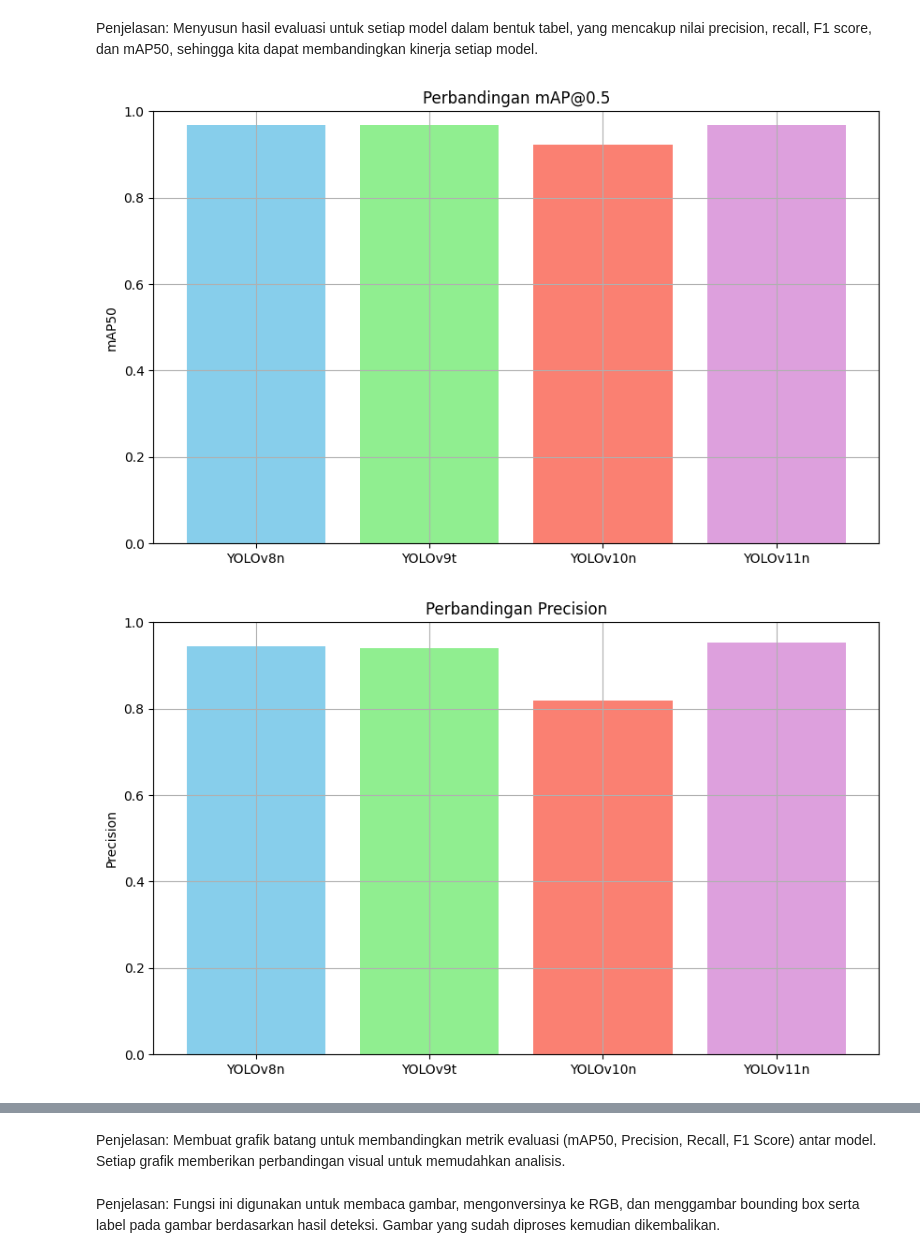
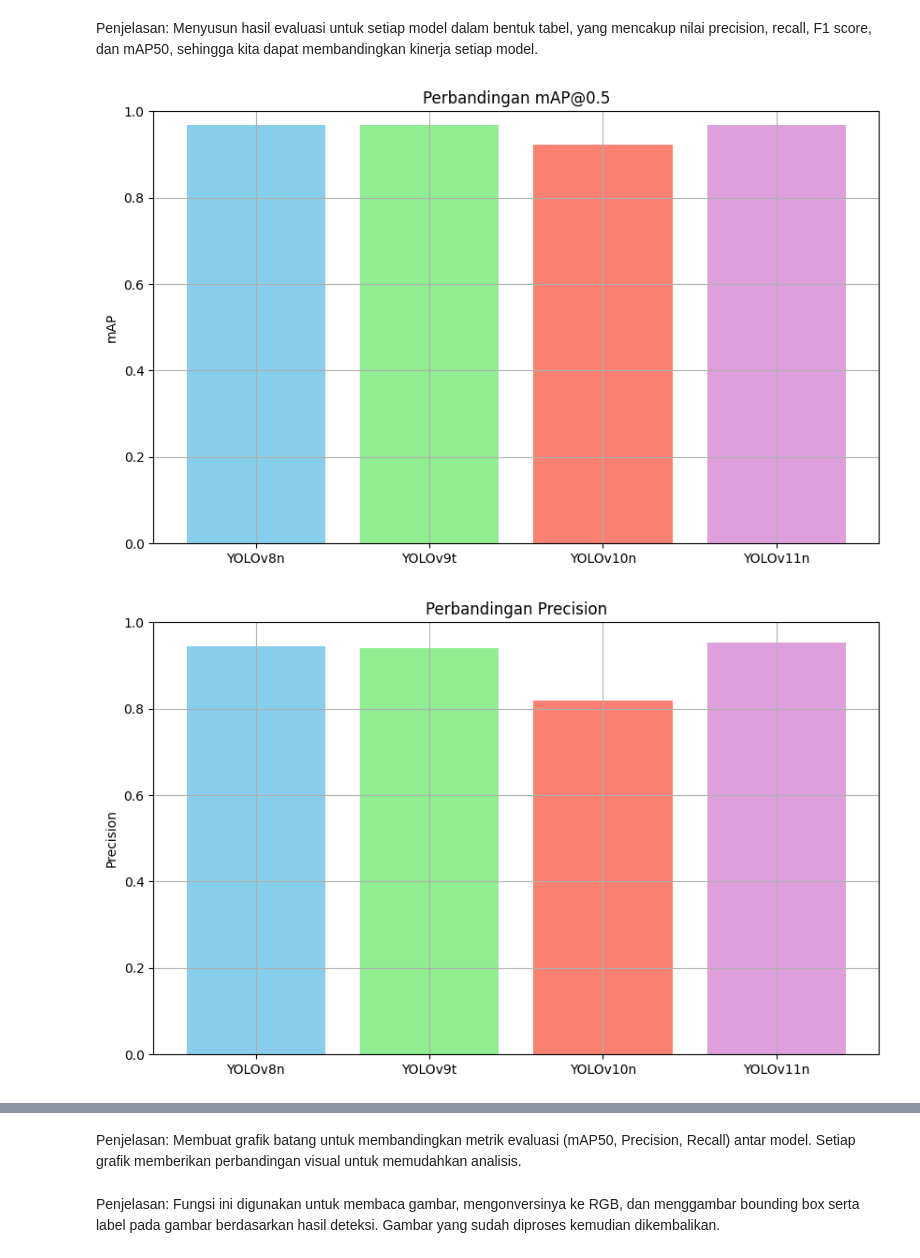
Before and after one commit to Fqih/Object-Detection-FGD, a Jupyter notebook: [Team] Object_Detection_Yolo.ipynb, the cells around one changed output, grey strips where cells are left out. Cells and saved outputs as stored; diff of their text form; code cells hidden in the pictures.

```diff
--- a/[Team] Object_Detection_Yolo.ipynb
+++ b/[Team] Object_Detection_Yolo.ipynb
@@ -568,13 +574,7 @@ df = pd.DataFrame({
         round(metrics3.results_dict["metrics/recall(B)"], 4),
         round(metrics4.results_dict["metrics/recall(B)"], 4)
     ],
-    'F1 Score': [
-        metricsF1(metrics1),
-        metricsF1(metrics2),
-        metricsF1(metrics3),
-        metricsF1(metrics4)
-    ],
-    'mAP50': [
+    'mAP': [
         round(metrics1.results_dict["metrics/mAP50(B)"], 4),
         round(metrics2.results_dict["metrics/mAP50(B)"], 4),
         round(metrics3.results_dict["metrics/mAP50(B)"], 4),
@@ -594,21 +594,20 @@ df
 Penjelasan: Menyusun hasil evaluasi untuk setiap model dalam bentuk tabel, yang mencakup nilai precision, recall, F1 score, dan mAP50, sehingga kita dapat membandingkan kinerja setiap model.
 # %%
 plotMatrics = [
-    ("mAP50", "Perbandingan mAP@0.5"),
+    ("mAP", "Perbandingan mAP@0.5"),
     ("Precision", "Perbandingan Precision"),
     ("Recall", "Perbandingan Recall"),
-    ("F1 Score", "Perbandingan F1 Score")
 ]
 
 for metric, title in plotMatrics:
     plt.figure(figsize=(10, 6))
     plt.bar(df['Model'], df[metric], color = ['skyblue', 'lightgreen', 'salmon', 'plum'])
     plt.title(title)
     plt.ylabel(metric)
     plt.ylim(0, 1)
     plt.grid(True)
     plt.show()
 # %% [output]
-[figure, old version]
+[figure, new version]
 [figure]
 [figure]
@@ -616,5 +614,5 @@ for metric, title in plotMatrics:
 # %% [markdown]
-Penjelasan: Membuat grafik batang untuk membandingkan metrik evaluasi (mAP50, Precision, Recall, F1 Score) antar model. Setiap grafik memberikan perbandingan visual untuk memudahkan analisis.
+Penjelasan: Membuat grafik batang untuk membandingkan metrik evaluasi (mAP50, Precision, Recall) antar model. Setiap grafik memberikan perbandingan visual untuk memudahkan analisis.
 # %%
 def predict_BoundingBox(img_path, results):
     img = cv2.imread(img_path)
```
Also changed, not shown: parts of 18 cells of this notebook, 3 other files.
